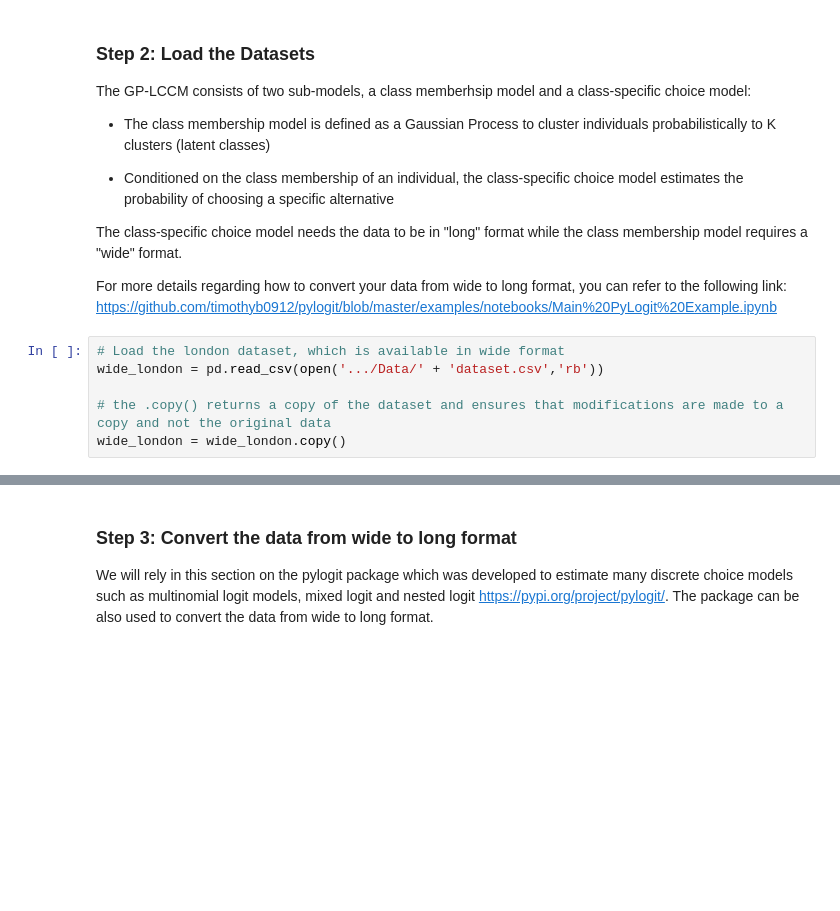
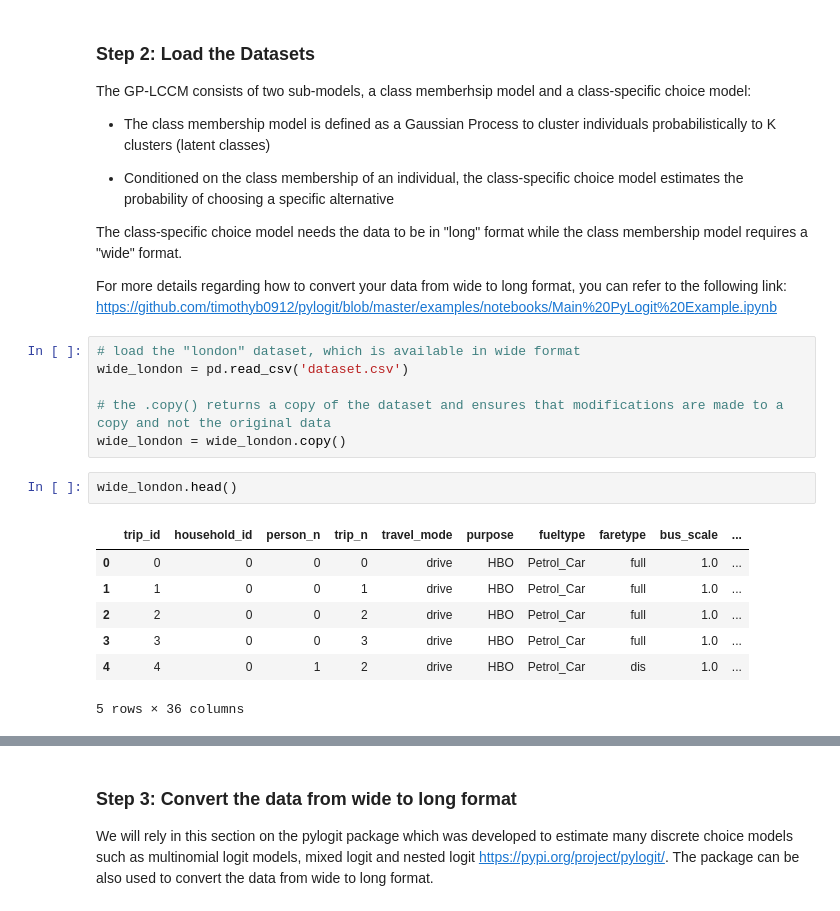
Before and after one commit to gsfeir/GP-LCCM, a Jupyter notebook: GP_LCCM_Example.ipynb, the cells around one changed output, grey strips where cells are left out. Cells and saved outputs as stored; diff of their text form; blank space fills up the shorter version.

```diff
--- a/GP_LCCM_Example.ipynb
+++ b/GP_LCCM_Example.ipynb
@@ -35,8 +34,18 @@ The class-specific choice model needs the data to be in "long" format while the
 
 For more details regarding how to convert your data from wide to long format, you can refer to the following link: https://github.com/timothyb0912/pylogit/blob/master/examples/notebooks/Main%20PyLogit%20Example.ipynb
 # %%
-# Load the london dataset, which is available in wide format
-wide_london = pd.read_csv(open('.../Data/' + 'dataset.csv','rb'))
+# load the "london" dataset, which is available in wide format
+wide_london = pd.read_csv('dataset.csv')
 
 # the .copy() returns a copy of the dataset and ensures that modifications are made to a copy and not the original data
 wide_london = wide_london.copy()
+# %%
+wide_london.head()
+# %% [output]
+|  | trip_id | household_id | person_n | trip_n | travel_mode | purpose | fueltype | faretype | bus_scale | ... |
+| 0 | 0 | 0 | 0 | 0 | drive | HBO | Petrol_Car | full | 1.0 | ... |
+| 1 | 1 | 0 | 0 | 1 | drive | HBO | Petrol_Car | full | 1.0 | ... |
+| 2 | 2 | 0 | 0 | 2 | drive | HBO | Petrol_Car | full | 1.0 | ... |
+| 3 | 3 | 0 | 0 | 3 | drive | HBO | Petrol_Car | full | 1.0 | ... |
+| 4 | 4 | 0 | 1 | 2 | drive | HBO | Petrol_Car | dis | 1.0 | ... |
+5 rows × 36 columns
```
Also changed, not shown: parts of 12 cells of this notebook.
